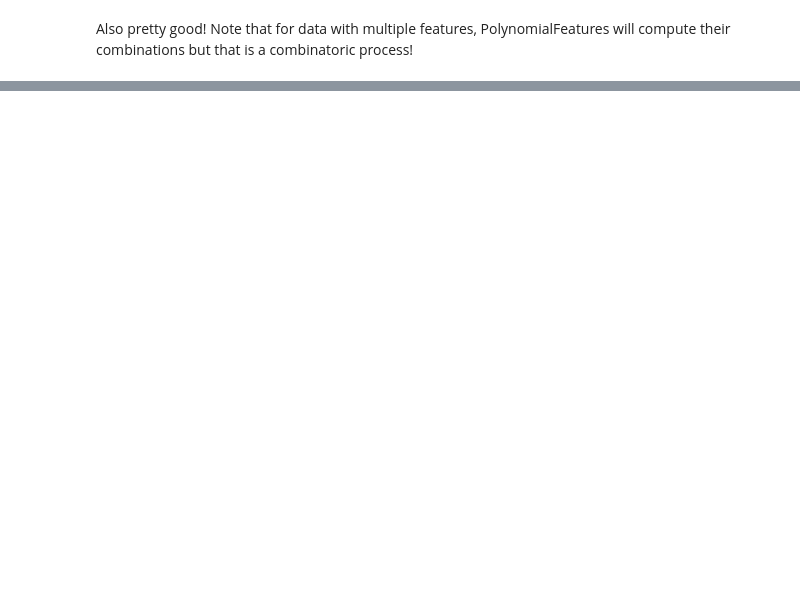
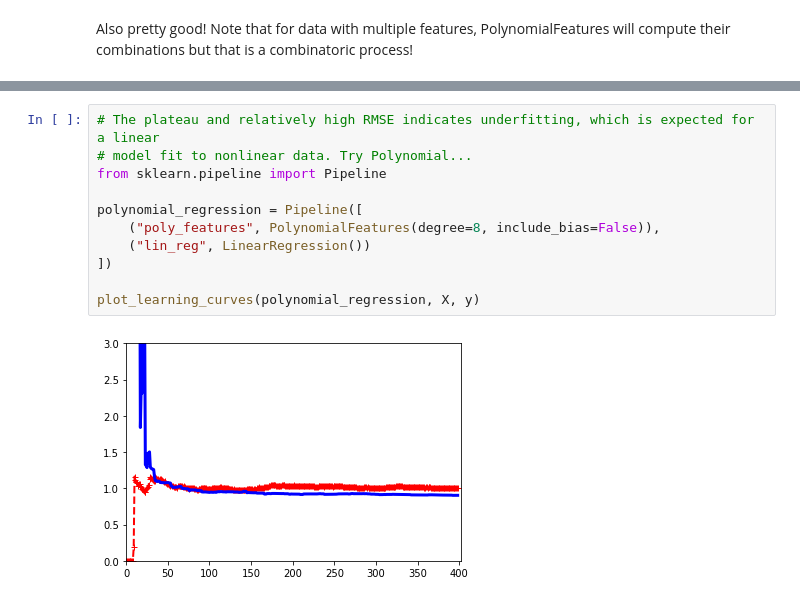
Before and after one commit to drpjm/python-ml-sandbox, a Jupyter notebook: Chapter04-Training/LinearRegression.ipynb, the cells around one changed output, grey strips where cells are left out. Cells and saved outputs as stored; diff of their text form; blank space fills up the shorter version.

```diff
--- a/Chapter04-Training/LinearRegression.ipynb
+++ b/Chapter04-Training/LinearRegression.ipynb
@@ -196,0 +233,13 @@ Also pretty good! Note that for data with multiple features, PolynomialFeatures
+# %%
+# The plateau and relatively high RMSE indicates underfitting, which is expected for a linear
+# model fit to nonlinear data. Try Polynomial...
+from sklearn.pipeline import Pipeline
+
+polynomial_regression = Pipeline([
+    ("poly_features", PolynomialFeatures(degree=8, include_bias=False)),
+    ("lin_reg", LinearRegression())
+])
+
+plot_learning_curves(polynomial_regression, X, y)
+# %% [output]
+[figure, added]
```
Also changed, not shown: parts of 18 cells of this notebook.
